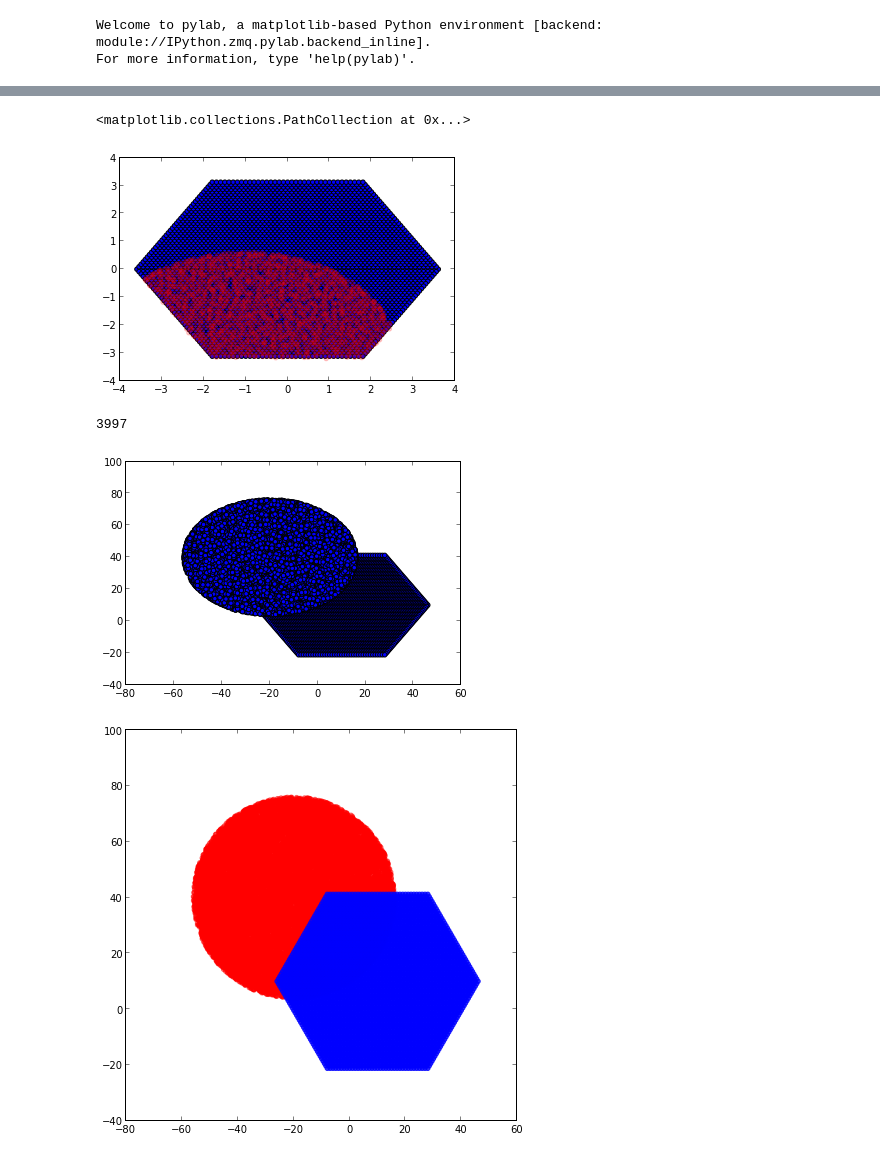
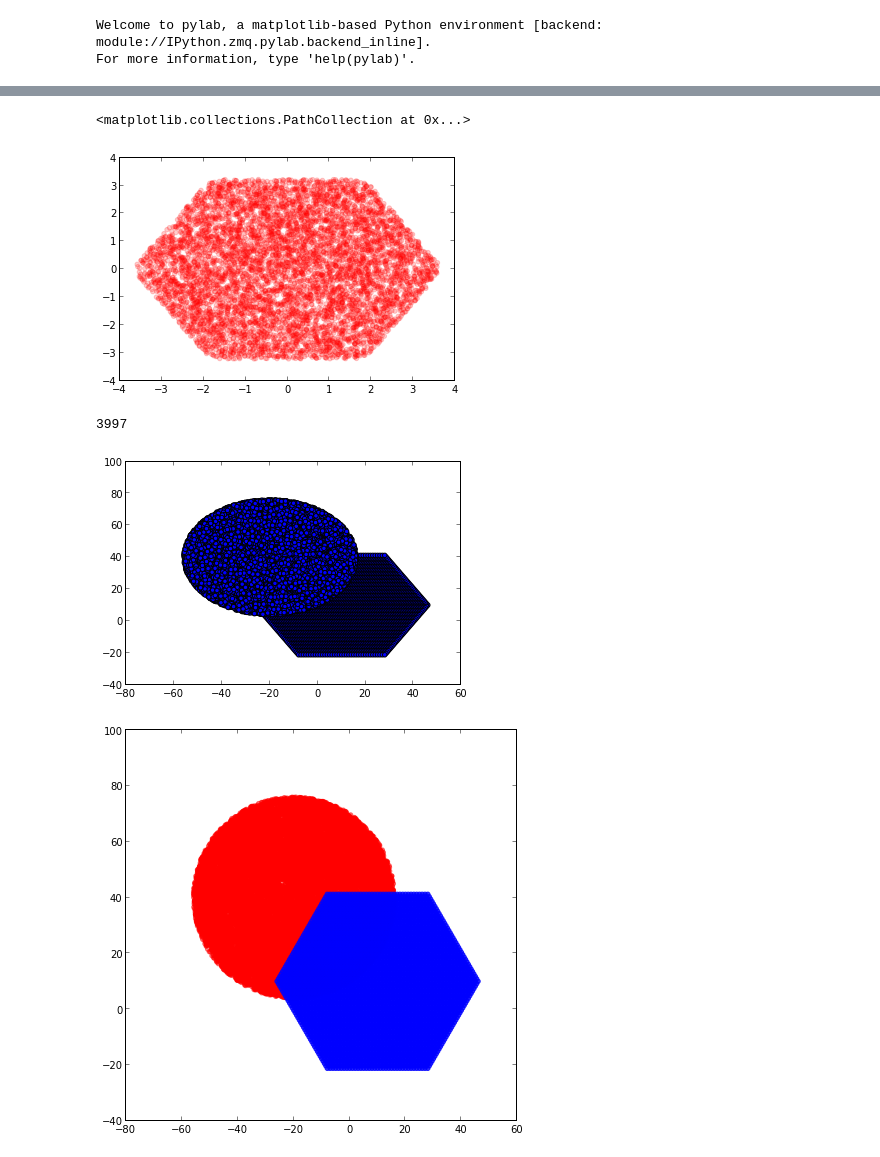
Before and after one commit to forero/FiberAllocation, a Jupyter notebook: source/fiber_allocation.ipynb, the cells around one changed output, grey strips where cells are left out. Drawn from its saved outputs; the diff is of its cells as text; code cells hidden in the pictures.

Commit message:
new kind of priority setup for the fiber allocation, first quantitative predictions

```diff
--- a/source/fiber_allocation.ipynb
+++ b/source/fiber_allocation.ipynb
@@ -91,19 +91,21 @@ class MockGalaxyCatalog(object):
     Generates a mock galaxy catalog over a circular footprint.
     """
     def __init__(self,
-                 Ngalaxies=100,
                  radius_fov = 1.0,
-                 priority_levels = 3,
+                 number_density = 1000,
+                 galaxy_type_abundance = array([1.0]),
                  center_x = 0.0,
                  center_y = 0.0
                 ):
         self.radius_fov = radius_fov
-        self.Ngalaxies = Ngalaxies
-        self.priority_levels = priority_levels
+        self.Ngalaxies = np.int_(3.14159 * (self.radius_fov**2) * number_density)
+        self.galaxy_type_abundance = galaxy_type_abundance.copy()
         self.center_x = center_x
         self.center_y = center_y
         self.tile_visit_ID = np.zeros(self.Ngalaxies)
+        self.fibers_per_galaxy = np.zeros(self.Ngalaxies)
         self.tile_visit_ID[:] = -1
+        self.n_types = size(self.galaxy_type_abundance)
 
         self.make_random_mock_catalog()
 
@@ -121,6 +123,3 @@ class MockGalaxyCatalog(object):
 
         # random asignment with priority levels for each galaxy, higher values correspond to higher priority
         # the number of priority levels is set by the variable priority_levels
-        self.priority = np.random.randn(self.Ngalaxies)
-        self.priority = 0.99*(self.priority - np.amin(self.priority))/(np.amax(self.priority) - np.amin(self.priority))
-        self.priority = np.int_(self.priority * self.priority_levels)
@@ -276,0 +309,16 @@ The are zero colliding fibers
+# %%
+fibers = FiberSet(Ndiameter=73, fiber_pitch=0.1, fiber_size=0.01)
+fiber_number_density = fibers.Nfibers/((3.0 * sqrt(3.0)/2.0)*(fibers.radius **2))
+print fiber_number_density
+gals = MockGalaxyCatalog(number_density=2.0*fiber_number_density, radius_fov=fibers.radius)
+print gals.Ngalaxies, fibers.Nfibers
+make_fiber_allocation(fibers, gals, tile_visit_ID=340, rank_criterion="fibers_per_target")
+
+allocated_gals = where(gals.tile_visit_ID!=-1)
+print 'first',size(allocated_gals)/(1.0*gals.Ngalaxies * 3.0 * sqrt(3.0)/2.0/pi)
+
+fibers.allocated_galaxy_ID[:] = -1
+
+make_fiber_allocation(fibers, gals, tile_visit_ID=341, rank_criterion="fibers_per_target")
+allocated_gals = where(gals.tile_visit_ID!=-1)
+print 'second',size(allocated_gals)/(1.0*gals.Ngalaxies * 3.0 * sqrt(3.0)/2.0/pi)
@@ -277,10 +343,10 @@ The are zero colliding fibers
 # %%
 gal_id = where(gals.tile_visit_ID!=-1)
-scatter(fibers.x, fibers.y)
+#scatter(fibers.x, fibers.y)
 scatter(gals.x[gal_id], gals.y[gal_id], color='red', alpha=0.2)
 # %% [output]
 <matplotlib.collections.PathCollection at 0x...>
-[figure, old version]
+[figure, new version]
 # %%
 
 fibers = FiberSet(Ndiameter=73, fiber_pitch=1.0, fiber_size=0.01, center_x=10.0, center_y=10.0)
@@ -296,5 +362,5 @@ ax1.scatter(fibers.x, fibers.y, color='blue', alpha=0.8)
 ax1.set_aspect('equal', 'datalim')
 # %% [output]
 3997
-[figure, old version]
+[figure, new version]
 [figure]
```
Also changed, not shown: parts of 7 cells of this notebook.
